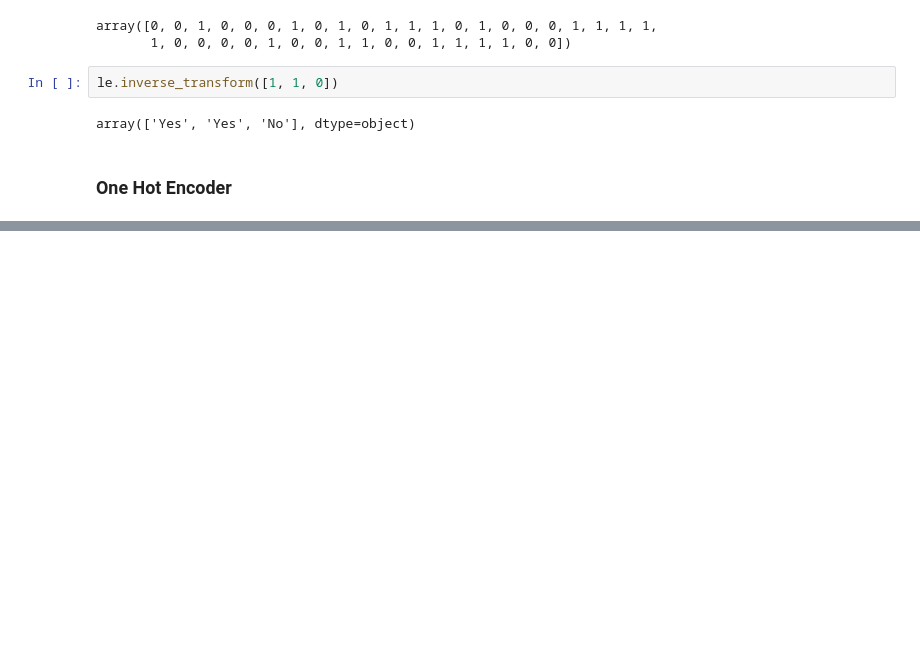
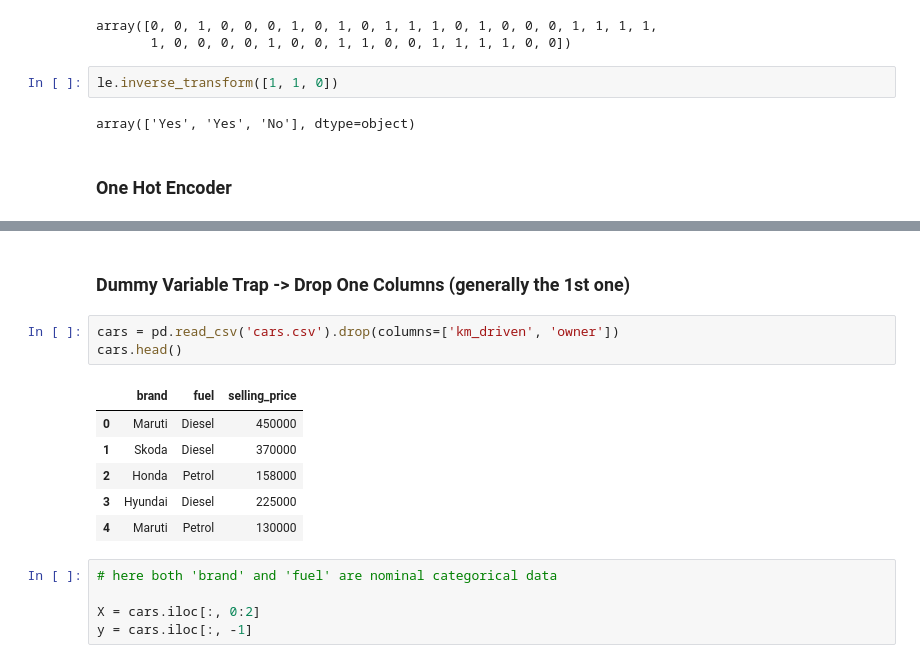
Before and after one commit to codingislife-ag/Deep_Learning_NLP, a Jupyter notebook: feature_engineering/encoding_categorical_variables.ipynb, the cells around one changed output, grey strips where cells are left out. Drawn from its saved outputs; the diff is of its cells as text; blank space fills up the shorter version.

```diff
--- a/feature_engineering/encoding_categorical_variables.ipynb
+++ b/feature_engineering/encoding_categorical_variables.ipynb
@@ -273,0 +525,17 @@ array(['Yes', 'Yes', 'No'], dtype=object)
+# %% [markdown]
+### Dummy Variable Trap -> Drop One Columns (generally the 1st one)
+# %%
+cars = pd.read_csv('cars.csv').drop(columns=['km_driven', 'owner'])
+cars.head()
+# %% [output]
+|  | brand | fuel | selling_price |
+| 0 | Maruti | Diesel | 450000 |
+| 1 | Skoda | Diesel | 370000 |
+| 2 | Honda | Petrol | 158000 |
+| 3 | Hyundai | Diesel | 225000 |
+| 4 | Maruti | Petrol | 130000 |
+# %%
+# here both 'brand' and 'fuel' are nominal categorical data
+
+X = cars.iloc[:, 0:2]
+y = cars.iloc[:, -1]
```
Also changed, not shown: parts of 35 cells of this notebook.
